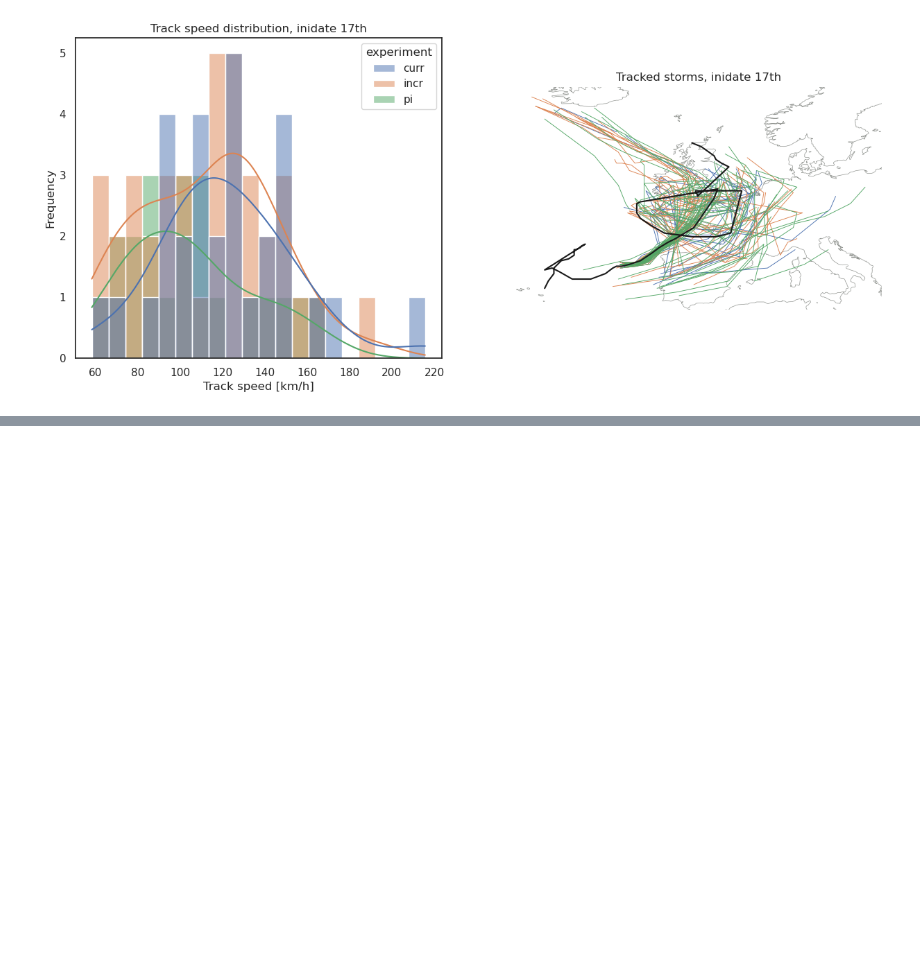
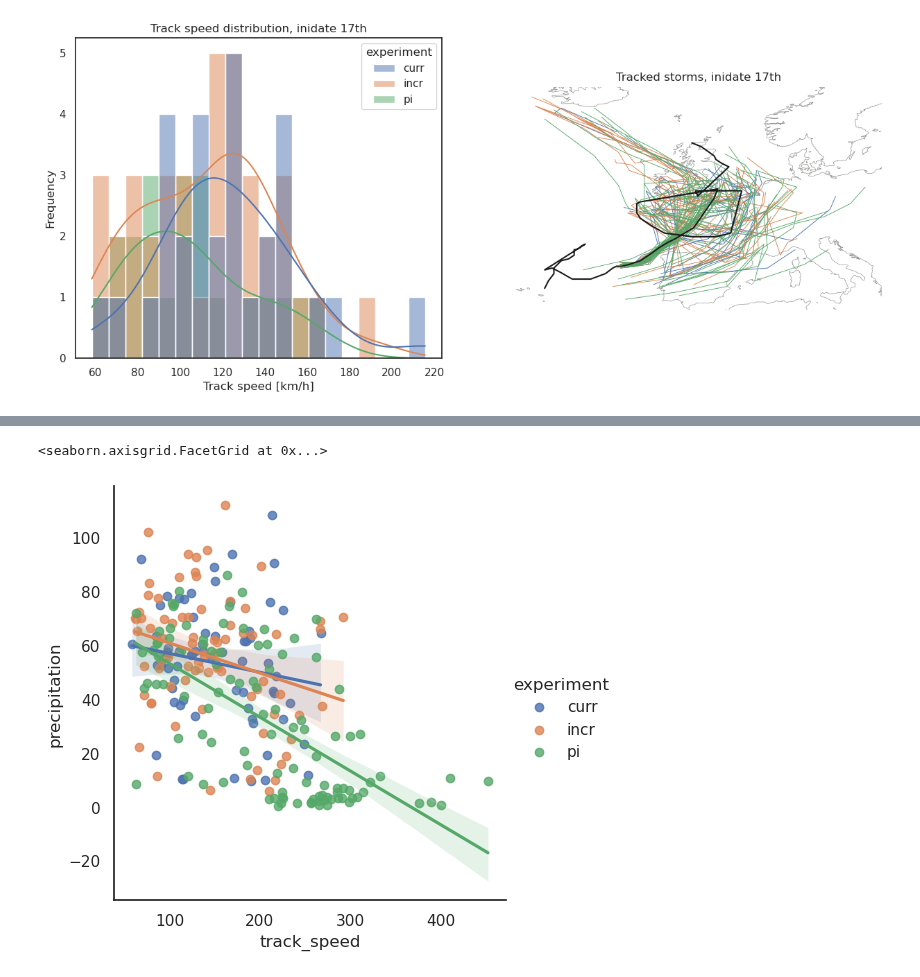
Before and after one commit to shirin-ermis/Storm_Babet, a Jupyter notebook: notebooks/07_translation_speed.ipynb, the cells around one changed output, grey strips where cells are left out. Saved outputs shown, nothing was run; the diff lists cells and outputs as text; code cells hidden in the pictures; blank space fills up the shorter version.

```diff
--- a/notebooks/07_translation_speed.ipynb
+++ b/notebooks/07_translation_speed.ipynb
@@ -224,3 +207,12 @@ ERA5_data['centroid_lon'] = ('time',(babet_track.lon*4).round()/4)
 ERA5_data['centroid_lat'] = ('time',(babet_track.lat*4).round()/4)
 
 ERA5_babet_stormframe = ERA5_data.groupby('time').apply(bb.lagrange.Lagrange.lagrangian_frame)
+# %%
+# Surface experiment data
+base_dir = '/gf5/predict/AWH019_ERMIS_ATMICP/Babet/DATA/MED-R/EXP/{}/EU025/sfc/pf'
+file_dir = {'curr': base_dir.format('curr'),
+            'pi': base_dir.format('pi'),
+            'incr': base_dir.format('incr')}
+sfc_exp = {}
+for experiment in file_dir.keys():
+    sfc_exp[experiment] = xr.open_mfdataset(os.path.join(file_dir[experiment], '*.nc'), preprocess=bb.data.Data.preproc_ds, engine='netcdf4')
@@ -342,0 +411,10 @@ ax1 = fig.add_subplot(1, 1, 1)
+# %%
+# Regression plot
+sns.lmplot(data=ifs_babet_list_speed_2,
+                x='track_speed',
+                y='precipitation',
+                # col='inidate',
+                hue='experiment')
+# %% [output]
+<seaborn.axisgrid.FacetGrid at 0x...>
+[figure, added]
```
Also changed, not shown: parts of 7 cells of this notebook.
